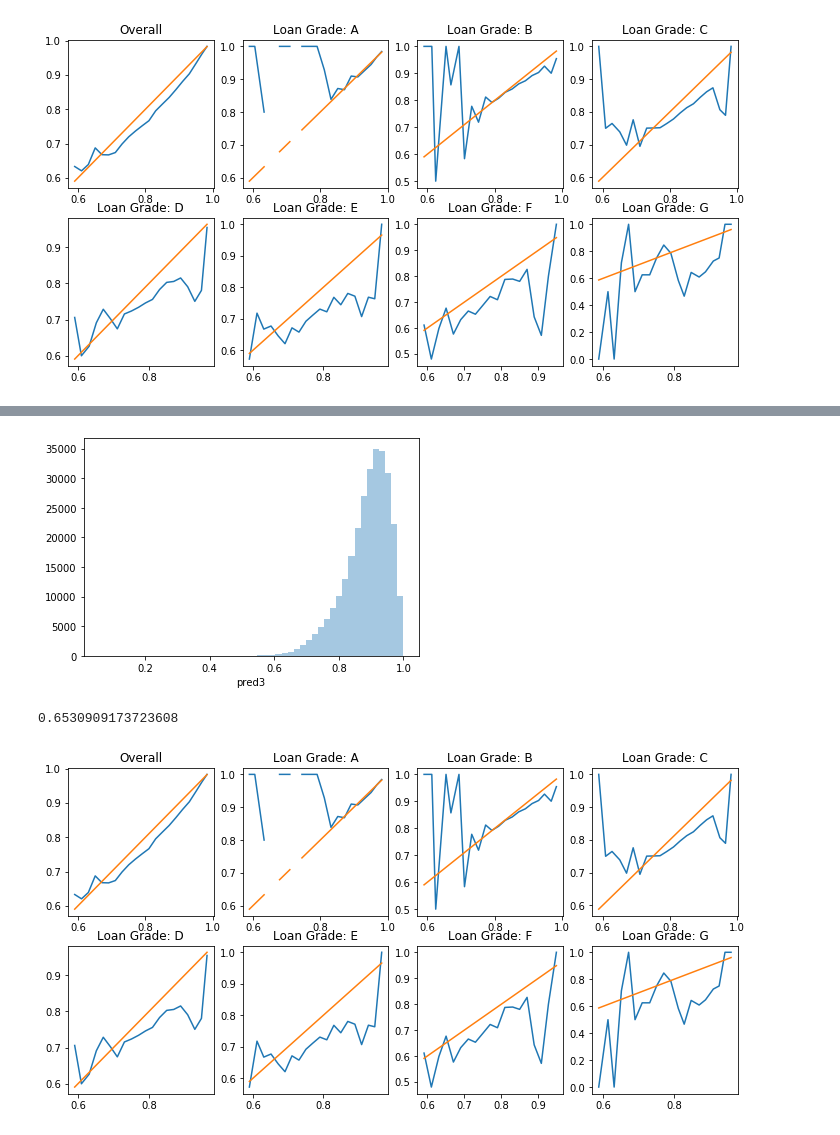
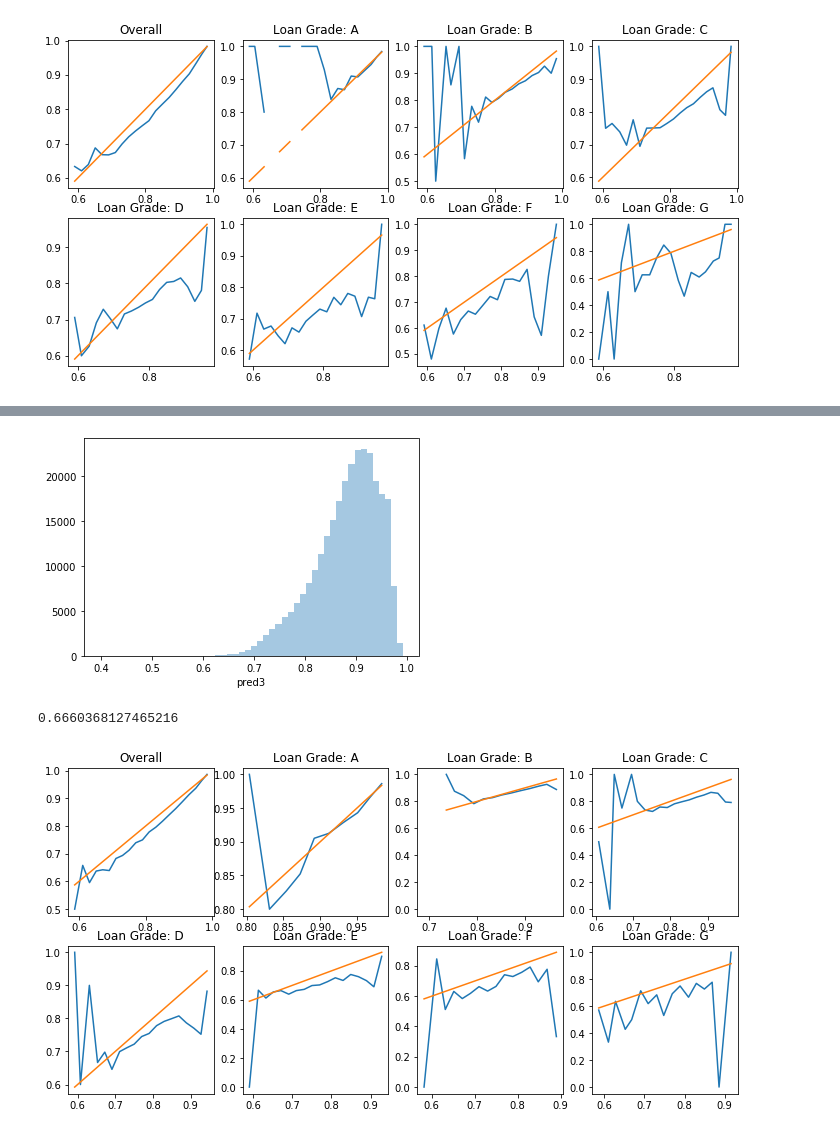
Before and after one commit to timcopelandoh/thinkful, a Jupyter notebook: Capstones and Projects/Capstone 3 - Modeling - Boosting.ipynb, the cells around one changed output, grey strips where cells are left out. Saved outputs shown, nothing was run; the diff lists cells and outputs as text; code cells hidden in the pictures.

```diff
--- a/Capstones and Projects/Capstone 3 - Modeling - Boosting.ipynb
+++ b/Capstones and Projects/Capstone 3 - Modeling - Boosting.ipynb
@@ -74,7 +74,8 @@ col_list = ['loan_amnt', 'int_rate', 'ln_annual_inc', 'dti', 'fico_range_high',
 # 6 months of 2015 for walk-forward testing
 
 train = loan[loan.issue_d < datetime.date(2014, 1, 1)]
-test = loan[(loan.issue_d >= datetime.date(2014, 1, 1)) & (loan.issue_d < datetime.date(2015, 7, 1))]
+test = loan[(loan.issue_d >= datetime.date(2014, 1, 1)) & (loan.issue_d < datetime.date(2015, 1, 1))]
+wf = loan[(loan.issue_d >= datetime.date(2015, 1, 1)) & (loan.issue_d < datetime.date(2015, 7, 1))]
 # %%
 y = train['target']
 X1 = train[['loan_amnt', 'ln_annual_inc', 'dti', 'fico_range_high', 'delinq_2yrs', 'num_delinq_2yrs', 'ln_earliest_cr_line', 'inq_last_6mths', 'num_inq_last_6mths', 'ln_open_acc', 'pub_rec', 'num_pub_rec', 'ln_revol_bal', 'revol_util', 'total_acc']]
@@ -236,5 +253,5 @@ results
 # %%
-gb3 = ensemble.GradientBoostingClassifier(n_estimators=500, max_depth=3, learning_rate=.15, loss='exponential', max_features=3)
+gb3 = ensemble.GradientBoostingClassifier(n_estimators=500, max_depth=2, learning_rate=.05, loss='exponential', max_features=3)
 gb3.fit(X2, y)
 # %% [output]
 GradientBoostingClassifier(ccp_alpha=0.0, criterion='friedman_mse', init=None,
@@ -252,12 +269,12 @@ test['pred3'] = [x[1] for x in gb3.predict_proba(X2_test)]
 sns.distplot(test.pred3, kde=False)
 plt.show()
 # %% [output]
-[figure, old version]
+[figure, new version]
 # %%
 roc_auc_score(test.target, test.pred3)
 # %% [output]
-0.6530909173723608
+0.6660368127465216
 # %%
-graph_by_grade(test.pred1, test.grade, test.target)
+graph_by_grade(test.pred3, test.grade, test.target)
 # %% [output]
-[figure, old version]
+[figure, new version]
```
Also changed, not shown: parts of 14 cells of this notebook, 4 other files.
